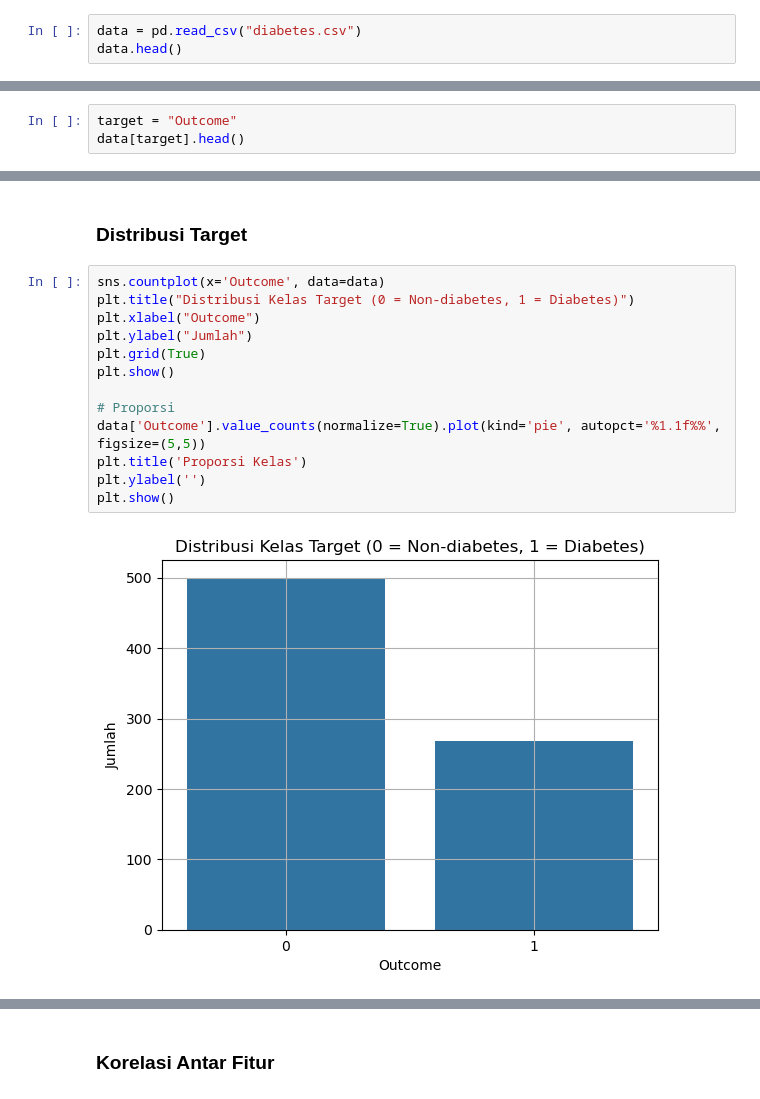
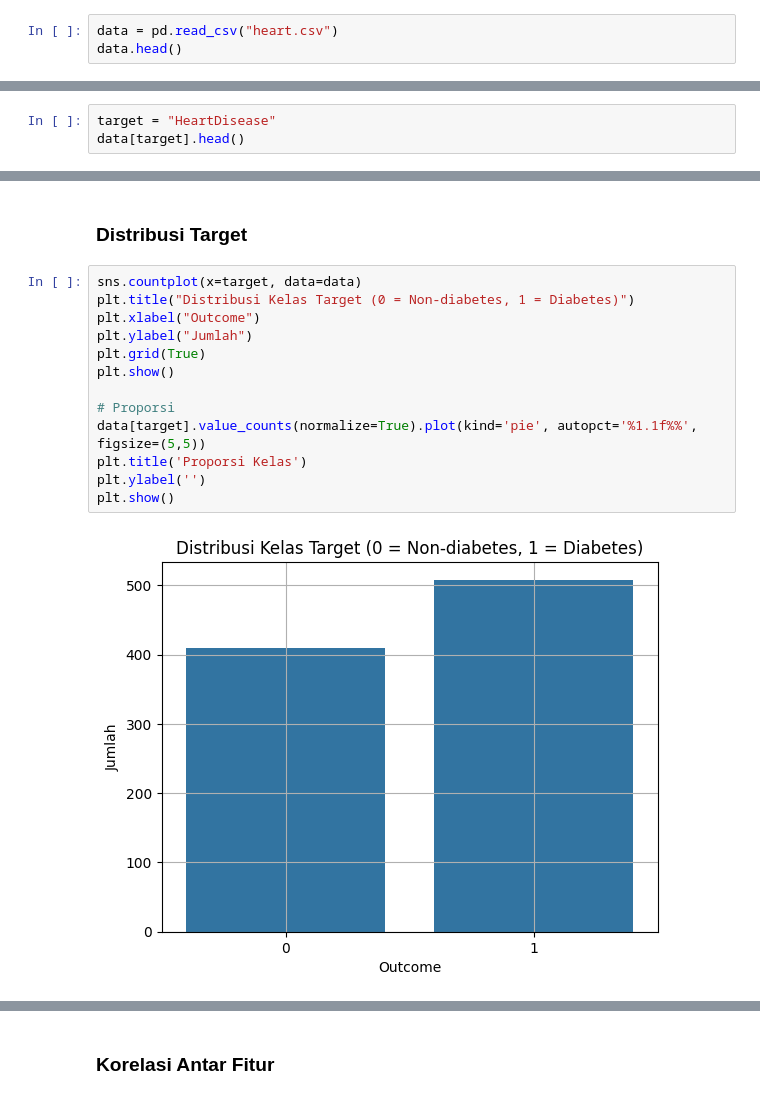
Before and after one commit to fairuztsn/yet-another-tubes-dka, a Jupyter notebook: main.ipynb, the cells around one changed output, grey strips where cells are left out. Saved outputs shown, nothing was run; the diff lists cells and outputs as text.

```diff
--- a/main.ipynb
+++ b/main.ipynb
@@ -22,6 +22,6 @@ from sklearn.model_selection import train_test_split
 # %% [markdown]
 # Read CSV
 # %%
-data = pd.read_csv("diabetes.csv")
+data = pd.read_csv("heart.csv")
 data.head()
 # %% [output]
@@ -52,4 +52,4 @@ Jumlah kolom: 9
 # %%
-target = "Outcome"
+target = "HeartDisease"
 data[target].head()
 # %% [output]
@@ -128,17 +140,17 @@ plt.show()
 # %% [markdown]
 ### Distribusi Target
 # %%
-sns.countplot(x='Outcome', data=data)
+sns.countplot(x=target, data=data)
 plt.title("Distribusi Kelas Target (0 = Non-diabetes, 1 = Diabetes)")
 plt.xlabel("Outcome")
 plt.ylabel("Jumlah")
 plt.grid(True)
 plt.show()
 
 # Proporsi
-data['Outcome'].value_counts(normalize=True).plot(kind='pie', autopct='%1.1f%%', figsize=(5,5))
+data[target].value_counts(normalize=True).plot(kind='pie', autopct='%1.1f%%', figsize=(5,5))
 plt.title('Proporsi Kelas')
 plt.ylabel('')
 plt.show()
 # %% [output]
-[figure, old version]
+[figure, new version]
```
Also changed, not shown: parts of 31 cells of this notebook, 1 other file.
